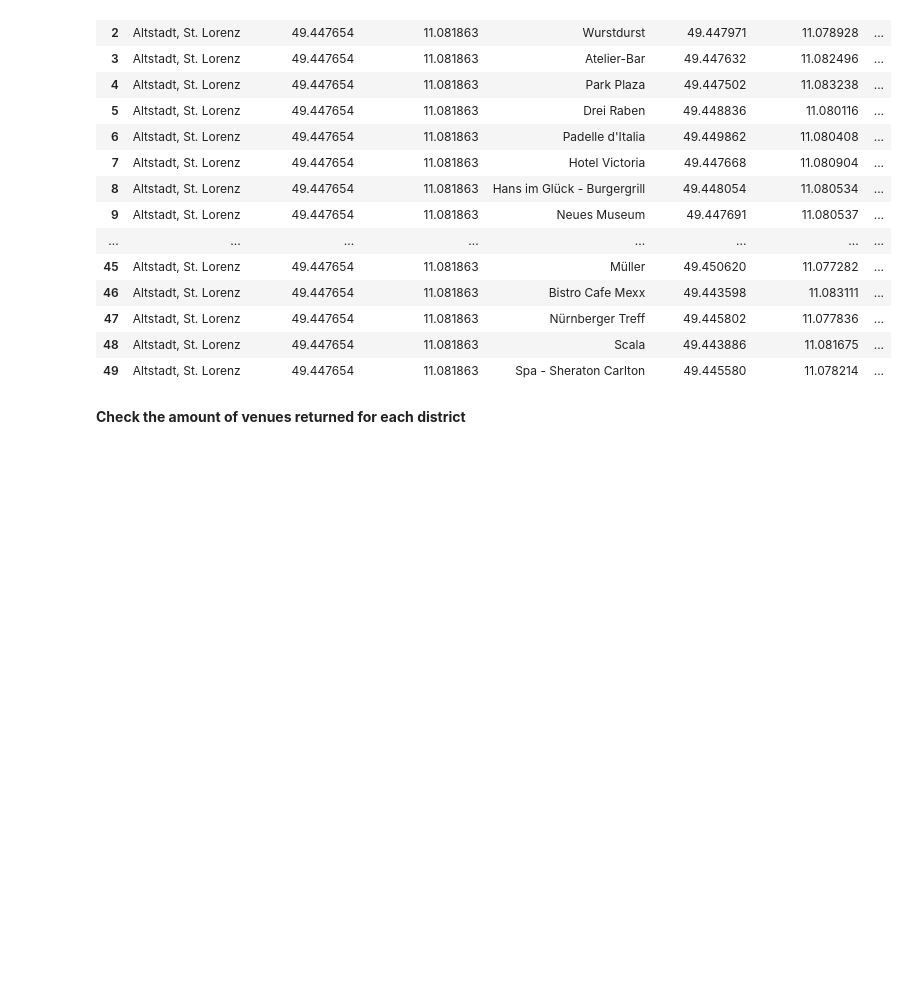
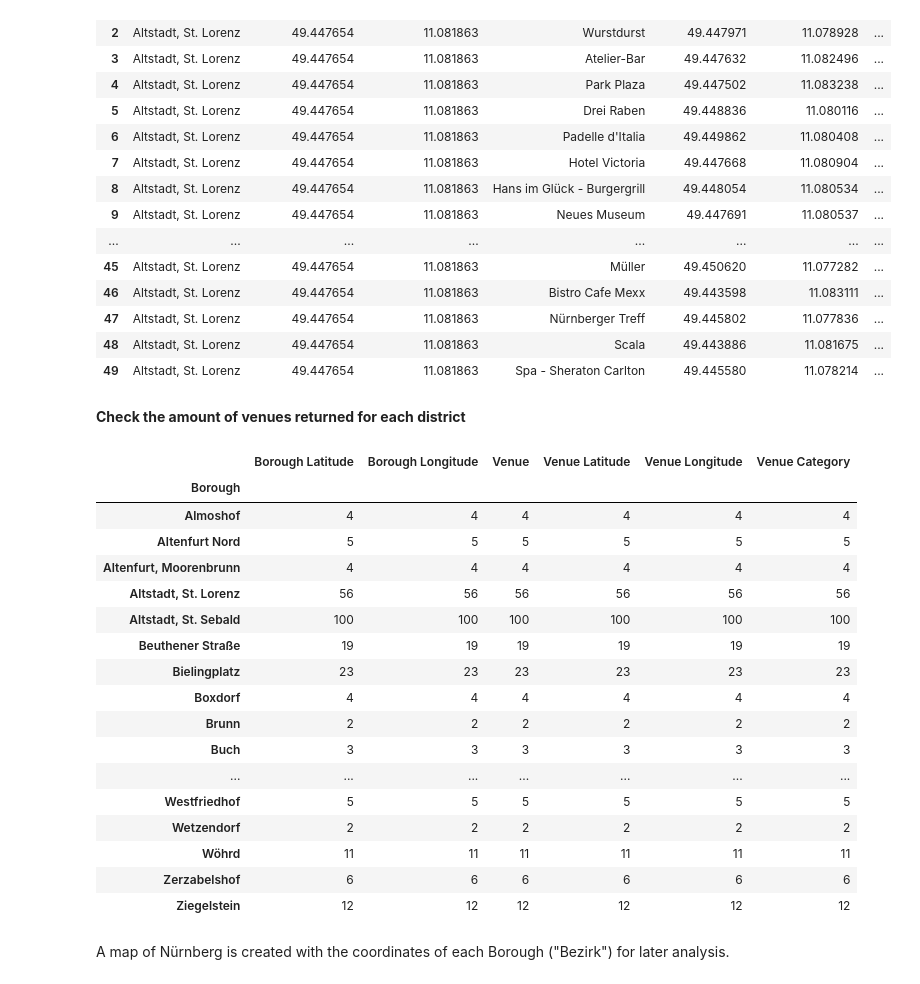
Before and after one commit to Suntzui/Coursera_Capstone, a Jupyter notebook: Applied Data Science Capstone - Final Assignment.ipynb, the cells around one changed output. Cells and saved outputs as stored; diff of their text form; code cells hidden in the pictures; blank space fills up the shorter version.

```diff
--- a/Applied Data Science Capstone - Final Assignment.ipynb
+++ b/Applied Data Science Capstone - Final Assignment.ipynb
@@ -251,4 +251,25 @@ Nürnberg_venues.head(50)
 # %% [markdown]
 **Check the amount of venues returned for each district**
 # %%
-Nürnberg_venues.groupby('District').count()
+Nürnberg_venues.groupby('Borough').count()
+# %% [output]
+|  | Borough Latitude | Borough Longitude | Venue | Venue Latitude | Venue Longitude | Venue Category |
+| Borough |  |  |  |  |  |  |
+| Almoshof | 4 | 4 | 4 | 4 | 4 | 4 |
+| Altenfurt Nord | 5 | 5 | 5 | 5 | 5 | 5 |
+| Altenfurt, Moorenbrunn | 4 | 4 | 4 | 4 | 4 | 4 |
+| Altstadt, St. Lorenz | 56 | 56 | 56 | 56 | 56 | 56 |
+| Altstadt, St. Sebald | 100 | 100 | 100 | 100 | 100 | 100 |
+| Beuthener Straße | 19 | 19 | 19 | 19 | 19 | 19 |
+| Bielingplatz | 23 | 23 | 23 | 23 | 23 | 23 |
+| Boxdorf | 4 | 4 | 4 | 4 | 4 | 4 |
+| Brunn | 2 | 2 | 2 | 2 | 2 | 2 |
+| Buch | 3 | 3 | 3 | 3 | 3 | 3 |
+| ... | ... | ... | ... | ... | ... | ... |
+| Westfriedhof | 5 | 5 | 5 | 5 | 5 | 5 |
+| Wetzendorf | 2 | 2 | 2 | 2 | 2 | 2 |
+| Wöhrd | 11 | 11 | 11 | 11 | 11 | 11 |
+| Zerzabelshof | 6 | 6 | 6 | 6 | 6 | 6 |
+| Ziegelstein | 12 | 12 | 12 | 12 | 12 | 12 |
+# %% [markdown]
+A map of Nürnberg is created with the coordinates of each Borough ("Bezirk") for later analysis.
```
Also changed, not shown: parts of 16 cells of this notebook.
